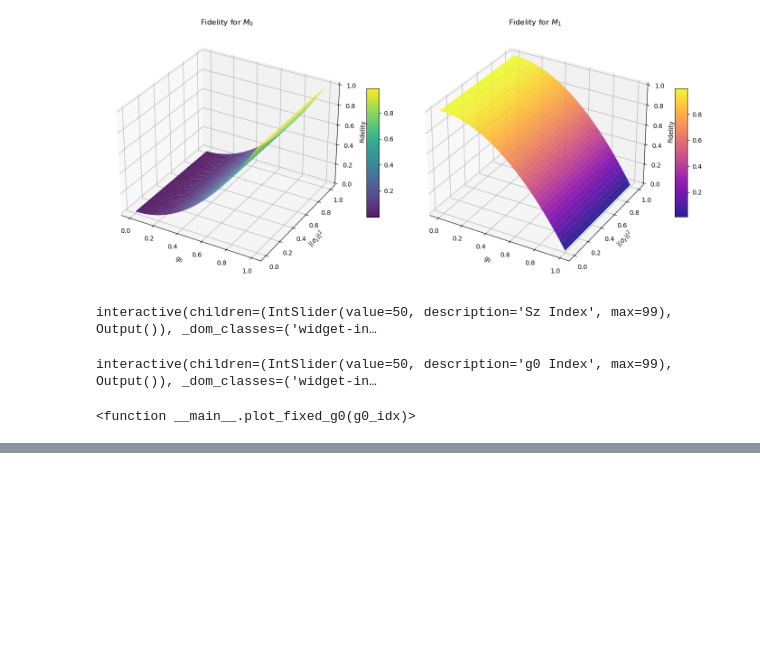
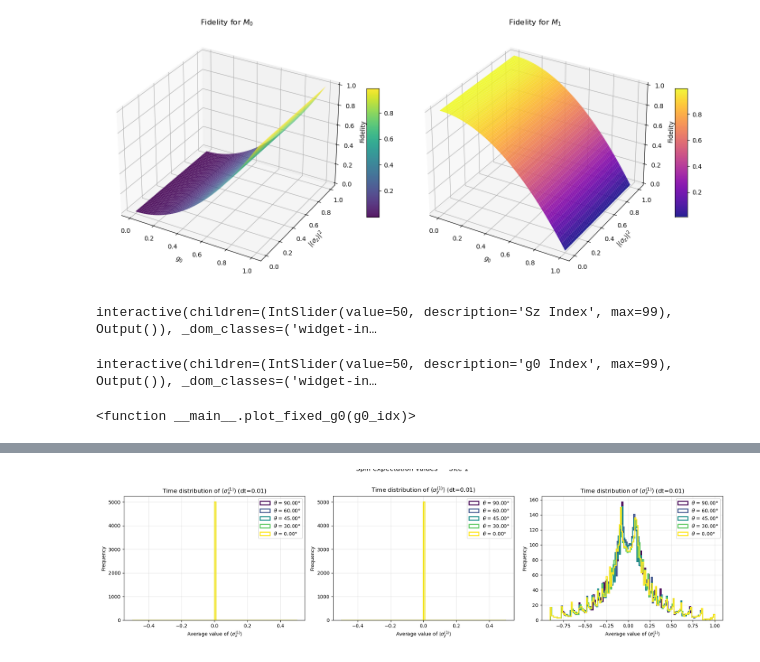
Before and after one commit to francescociavarella/Collisional-Methods, a Jupyter notebook: Codes/Probability.ipynb, the cells around one changed output, grey strips where cells are left out. Saved outputs shown, nothing was run; the diff lists cells and outputs as text; code cells hidden in the pictures; blank space fills up the shorter version.

```diff
--- a/Codes/Probability.ipynb
+++ b/Codes/Probability.ipynb
@@ -287,0 +324,93 @@ plt.show()
+# %%
+# --------------------------
+# Plot Histograms (Subplots) - Normal and Squared Values
+# --------------------------
+
+colors = plt.cm.viridis(np.linspace(0, 1, len(results.keys())))
+
+# Storage for data across theta values
+all_data = {}
+
+for idx, theta_val in enumerate(results.keys()):
+    theta_deg = np.degrees(theta_val)
+    try:
+        data_wf = results[theta_val][dt][N_traj]['trajectory_wf']
+        if site_idx == 0:
+            sx_avg = data_wf['Sx_list_1_avg']
+            sy_avg = data_wf['Sy_list_1_avg']
+            sz_avg = data_wf['Sz_list_1_avg']
+        else:
+            sx_avg = data_wf['Sx_list_2_avg']
+            sy_avg = data_wf['Sy_list_2_avg']
+            sz_avg = data_wf['Sz_list_2_avg']
+    except KeyError:
+        continue
+
+    all_data[theta_val] = {
+        'theta_deg': theta_deg,
+        'sx': sx_avg,
+        'sy': sy_avg,
+        'sz': sz_avg,
+        'sx2': sx_avg**2,
+        'sy2': sy_avg**2,
+        'sz2': sz_avg**2,
+        'color': colors[idx]
+    }
+
+# --- Figure 1: Normal values ---
+fig_normal, axes_normal = plt.subplots(1, 3, figsize=(18, 5))
+
+titles_normal = [
+    f'$\\langle \\sigma_x^{{({site_idx+1})}} \\rangle$',
+    f'$\\langle \\sigma_y^{{({site_idx+1})}} \\rangle$',
+    f'$\\langle \\sigma_z^{{({site_idx+1})}} \\rangle$'
+]
+keys_normal = ['sx', 'sy', 'sz']
+
+for idx, (theta_val, d) in enumerate(all_data.items()):
+    for ax, key in zip(axes_normal, keys_normal):
+        ax.hist(d[key], bins=150, histtype='step', linewidth=2,
+                color=d['color'], label=f'$\\theta$ = {d["theta_deg"]:.2f}°')
+
+for i, ax in enumerate(axes_normal):
+    ax.set_title(f'Time distribution of {titles_normal[i]} (dt={dt})')
+    ax.set_xlabel(f'Average value of {titles_normal[i]}')
+    ax.set_ylabel('Frequency')
+    ax.grid(True, alpha=0.3)
+    ax.legend()
+
+fig_normal.suptitle(f'Spin expectation values — Site {site_idx+1}', fontsize=14, y=1.02)
+plt.tight_layout()
+fig_normal.savefig(save_file_normal, dpi=300)
+plt.show()
+
+# --- Figure 2: Squared values ---
+fig_squared, axes_squared = plt.subplots(1, 3, figsize=(18, 5))
+
+titles_squared = [
+    f'$\\langle \\sigma_x^{{({site_idx+1})}} \\rangle^2$',
+    f'$\\langle \\sigma_y^{{({site_idx+1})}} \\rangle^2$',
+    f'$\\langle \\sigma_z^{{({site_idx+1})}} \\rangle^2$'
+]
+keys_squared = ['sx2', 'sy2', 'sz2']
+
+for idx, (theta_val, d) in enumerate(all_data.items()):
+    for ax, key in zip(axes_squared, keys_squared):
+        ax.hist(d[key], bins=150, histtype='step', linewidth=2,
+                color=d['color'], label=f'$\\theta$ = {d["theta_deg"]:.2f}°')
+
+for i, ax in enumerate(axes_squared):
+    ax.set_title(f'Time distribution of {titles_squared[i]} (dt={dt})')
+    ax.set_xlabel(f'Average value of {titles_squared[i]}')
+    ax.set_ylabel('Frequency')
+    ax.grid(True, alpha=0.3)
+    ax.legend()
+
+fig_squared.suptitle(f'Squared spin expectation values — Site {site_idx+1}', fontsize=14, y=1.02)
+plt.tight_layout()
+
+# Save figure if needed
+fig_squared.savefig(save_file_squared, dpi=300)
+plt.show()
+# %% [output]
+[figure, added]
```
Also changed, not shown: parts of 13 cells of this notebook, 6 other files.
